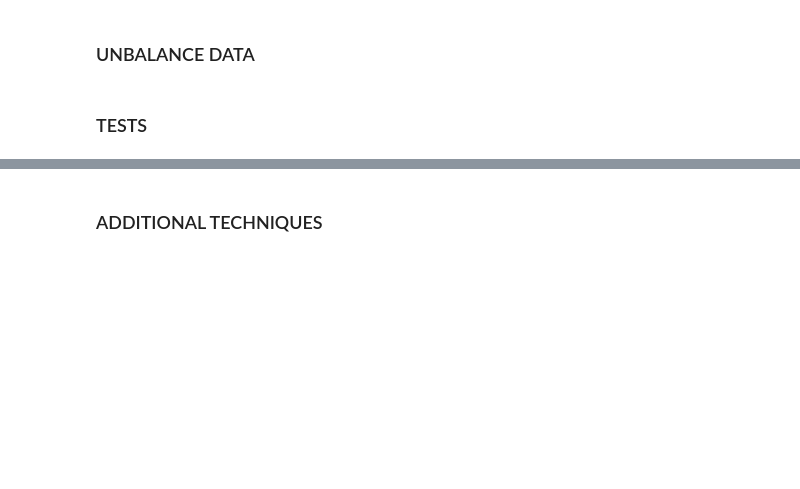
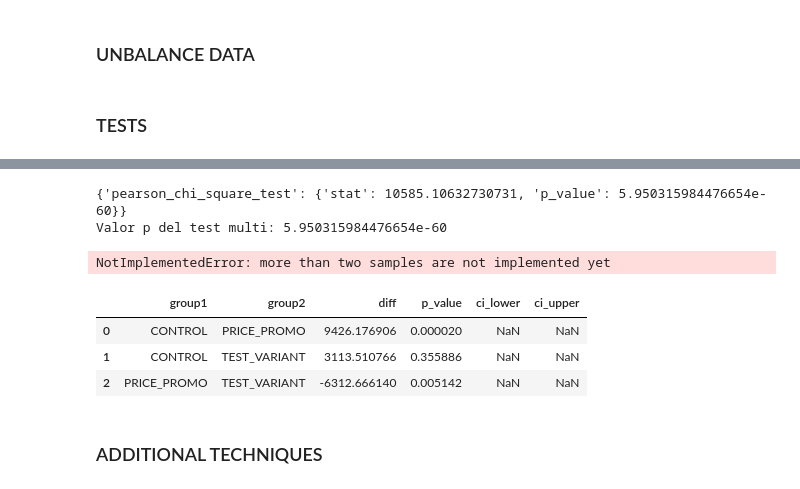
Before and after one commit to EAlmazanG/ab-test-framework, a Jupyter notebook: notebooks/ab-test_framework_template.ipynb, the cells around one changed output, grey strips where cells are left out. Drawn from its saved outputs; the diff is of its cells as text; code cells hidden in the pictures; blank space fills up the shorter version.

Commit message:
adjust multi tests

```diff
--- a/notebooks/ab-test_framework_template.ipynb
+++ b/notebooks/ab-test_framework_template.ipynb
@@ -625,6 +834,6 @@ def run_post_hoc_tests(test_config, df, variant_column, metric_column):
 
     return results
 # %%
-#ab_test_config['use_mann_whitney_u_test'] = False
-#ab_test_config['use_fisher_exact_test'] = True
+ab_test_config['use_games_howell_test'] = False
+ab_test_config['use_pearson_chi_square_test'] = True
 ab_test_config
@@ -635,9 +862,22 @@ def extract_p_value(json_data):
     return p_value
 # %%
 alpha = 0.05
+
+# uni
 ab_test_results = run_ab_tests(ab_test_config, selected_df, variant_column, metric_column)
 print(ab_test_results)
+
+# multi
 if num_variants > 2:
     p_value = extract_p_value(ab_test_results)
-    print(p_value)
-    if p_value < alpha:
+    print("Valor p del test multi:", p_value)
+    if p_value is not None and p_value < alpha:
+
+        post_hoc_results = run_post_hoc_tests(ab_test_config, selected_df, variant_column, metric_column)
+
+        ab_test_results["post_hoc"] = post_hoc_results
+        print("Resultados de tests post-hoc:", post_hoc_results)
+# %% [output]
+{'pearson_chi_square_test': {'stat': 10585.10632730731, 'p_value': 5.950315984476654e-60}}
+Valor p del test multi: 5.950315984476654e-60
+NotImplementedError: more than two samples are not implemented yet
@@ -646,3 +884,10 @@ selected_df
+# %%
+post_hoc_results['games_howell_test']
+# %% [output]
+|  | group1 | group2 | diff | p_value | ci_lower | ci_upper |
+| 0 | CONTROL | PRICE_PROMO | 9426.176906 | 0.000020 | NaN | NaN |
+| 1 | CONTROL | TEST_VARIANT | 3113.510766 | 0.355886 | NaN | NaN |
+| 2 | PRICE_PROMO | TEST_VARIANT | -6312.666140 | 0.005142 | NaN | NaN |
 # %% [markdown]
 ### ADDITIONAL TECHNIQUES
 # %% [markdown]
```
Also changed, not shown: parts of 17 cells of this notebook.
